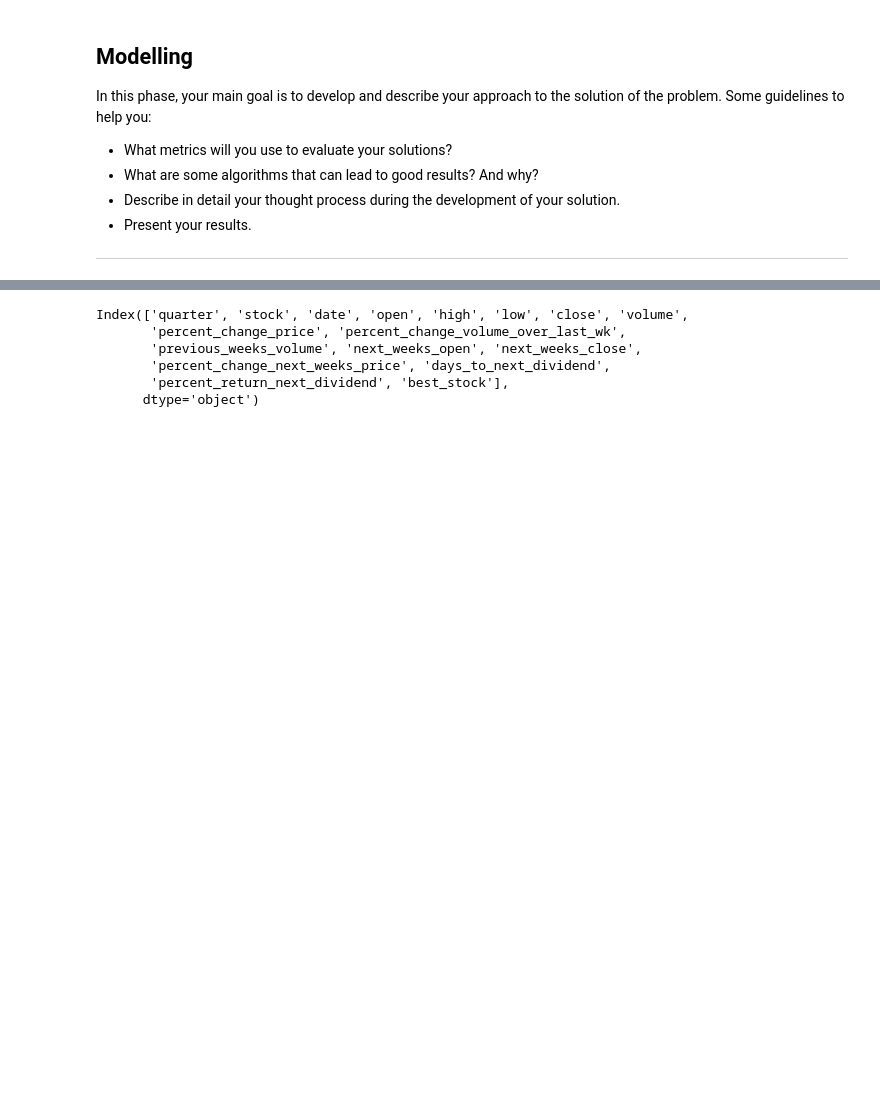
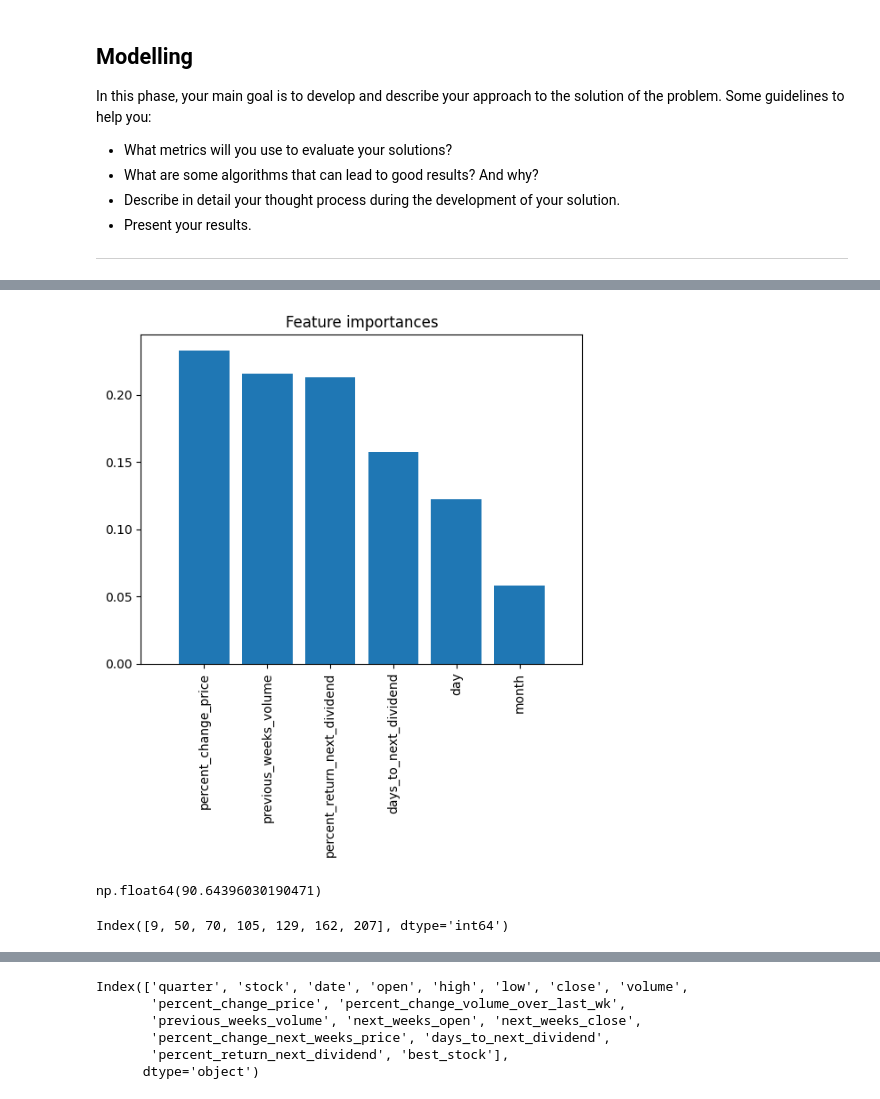
Before and after one commit to jsgalvao/DSU-Recruitment-Challenges, a Jupyter notebook: template.ipynb, the cells around one changed output, grey strips where cells are left out. Drawn from its saved outputs; the diff is of its cells as text; code cells hidden in the pictures; blank space fills up the shorter version.

```diff
--- a/template.ipynb
+++ b/template.ipynb
@@ -195,3 +233,7 @@ data.head()
+# %%
+#take day, and month from date
+data['day'] = data['date'].dt.day
+data['month'] = data['date'].dt.month
 # %% [markdown]
 -----
 *Add here your data understanding findings and conclusions (max. 200 words)*
@@ -209,0 +266,19 @@ In this phase, your main goal is to develop and describe your approach to the so
+# %%
+#for validation, split data into training and validation, where validation corresponds to the last 7 dates
+train = data[data['date'] < '2011-05-13']
+test = data[data['date'] >= '2011-05-13']
+# %%
+from sklearn.model_selection import train_test_split
+features = ['day', 'month', 'percent_change_price', 'previous_weeks_volume', 'days_to_next_dividend', 'percent_return_next_dividend']
+label = 'rank'
+X_train = train[features]
+y_train = train[label]
+X_test = test[features]
+y_test = test[label]
+# %%
+from sklearn.ensemble import RandomForestRegressor
+from sklearn.metrics import mean_squared_error
+model = RandomForestRegressor(verbose=1)
+model.fit(X_train, y_train)
+y_pred = model.predict(X_test)
+mean_squared_error(y_test, y_pred)
@@ -209,0 +345,22 @@ In this phase, your main goal is to develop and describe your approach to the so
+# %%
+#feature importance
+importances = model.feature_importances_
+indices = np.argsort(importances)[::-1]
+plt.figure()
+plt.title("Feature importances")
+
+plt.bar(range(X_train.shape[1]), importances[indices], align="center")
+plt.xticks(range(X_train.shape[1]), np.array(features)[indices], rotation=90)
+plt.xlim([-1, X_train.shape[1]])
+plt.show()
+# %% [output]
+[figure, added]
+# %%
+#now try with xgboost
+from xgboost import XGBRegressor
+model = XGBRegressor()
+model.fit(X_train, y_train)
+y_pred = model.predict(X_test)
+mean_squared_error(y_test, y_pred)
+# %% [output]
+np.float64(90.64396030190471)
@@ -209,0 +372,5 @@ In this phase, your main goal is to develop and describe your approach to the so
+# %%
+#get index of y_test where the rank is 1
+y_test[y_test == 1].index
+# %% [output]
+Index([9, 50, 70, 105, 129, 162, 207], dtype='int64')
```
Also changed, not shown: parts of 72 cells of this notebook.
